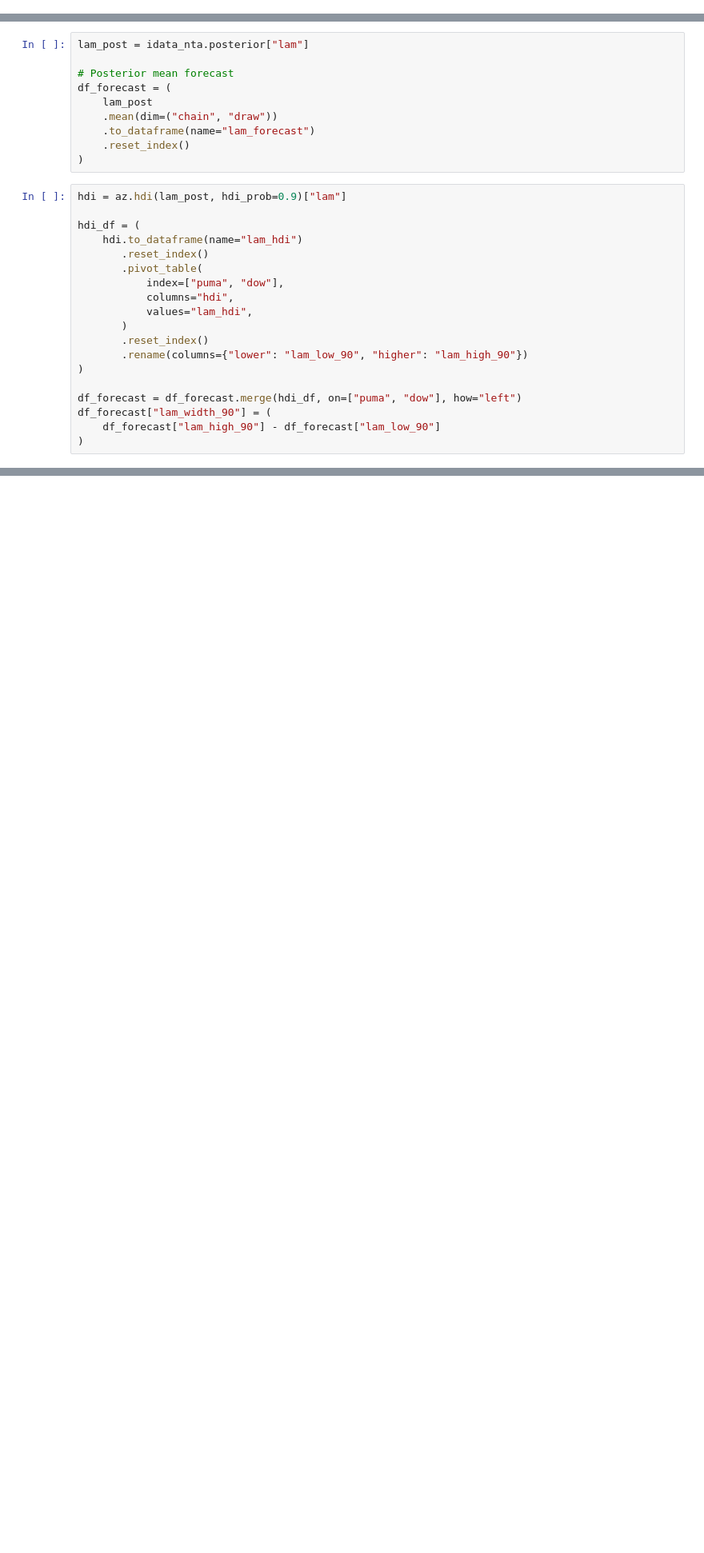
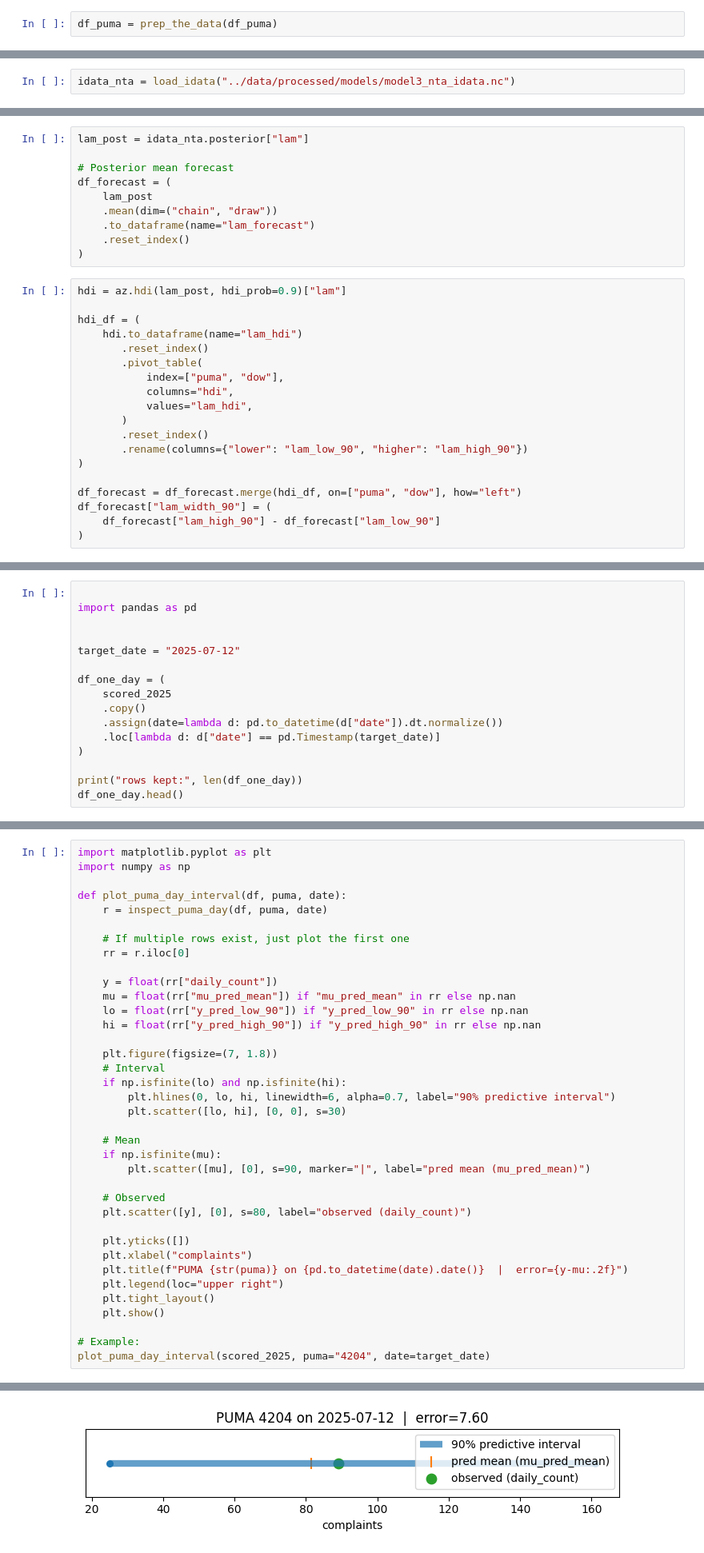
Before and after one commit to mosesmc52/nyc-311-bayesian-noise-models, a Jupyter notebook: notebooks/5_testing_predictions_on_2025.ipynb, the cells around one changed output, grey strips where cells are left out. Shown at 80% size. Drawn from its saved outputs; the diff is of its cells as text; blank space fills up the shorter version.

```diff
--- a/notebooks/5_testing_predictions_on_2025.ipynb
+++ b/notebooks/5_testing_predictions_on_2025.ipynb
@@ -25,0 +36,2 @@ from keplergl import KeplerGl
+# %%
+df_puma = prep_the_data(df_puma)
@@ -39,3 +71,5 @@ puma_nta_map = (
 # %%
 
 puma_to_nta_idx = puma_nta_map["nta_idx"].to_numpy()
+# %%
+idata_nta = load_idata("../data/processed/models/model3_nta_idata.nc")
@@ -116,0 +1047,16 @@ gdf_daily_kepler = kepler_typical_week_from_dow_complaint(
+# %%
+
+import pandas as pd
+
+
+target_date = "2025-07-12"
+
+df_one_day = (
+    scored_2025
+    .copy()
+    .assign(date=lambda d: pd.to_datetime(d["date"]).dt.normalize())
+    .loc[lambda d: d["date"] == pd.Timestamp(target_date)]
+)
+
+print("rows kept:", len(df_one_day))
+df_one_day.head()
@@ -116,0 +1111,38 @@ gdf_daily_kepler = kepler_typical_week_from_dow_complaint(
+# %%
+import matplotlib.pyplot as plt
+import numpy as np
+
+def plot_puma_day_interval(df, puma, date):
+    r = inspect_puma_day(df, puma, date)
+
+    # If multiple rows exist, just plot the first one
+    rr = r.iloc[0]
+
+    y = float(rr["daily_count"])
+    mu = float(rr["mu_pred_mean"]) if "mu_pred_mean" in rr else np.nan
+    lo = float(rr["y_pred_low_90"]) if "y_pred_low_90" in rr else np.nan
+    hi = float(rr["y_pred_high_90"]) if "y_pred_high_90" in rr else np.nan
+
+    plt.figure(figsize=(7, 1.8))
+    # Interval
+    if np.isfinite(lo) and np.isfinite(hi):
+        plt.hlines(0, lo, hi, linewidth=6, alpha=0.7, label="90% predictive interval")
+        plt.scatter([lo, hi], [0, 0], s=30)
+
+    # Mean
+    if np.isfinite(mu):
+        plt.scatter([mu], [0], s=90, marker="|", label="pred mean (mu_pred_mean)")
+
+    # Observed
+    plt.scatter([y], [0], s=80, label="observed (daily_count)")
+
+    plt.yticks([])
+    plt.xlabel("complaints")
+    plt.title(f"PUMA {str(puma)} on {pd.to_datetime(date).date()}  |  error={y-mu:.2f}")
+    plt.legend(loc="upper right")
+    plt.tight_layout()
+    plt.show()
+
+# Example:
+plot_puma_day_interval(scored_2025, puma="4204", date=target_date)
+# %% [output]
@@ -116,0 +1154 @@ gdf_daily_kepler = kepler_typical_week_from_dow_complaint(
+[figure, added]
```
Also changed, not shown: parts of 34 cells of this notebook, 3 other files.
